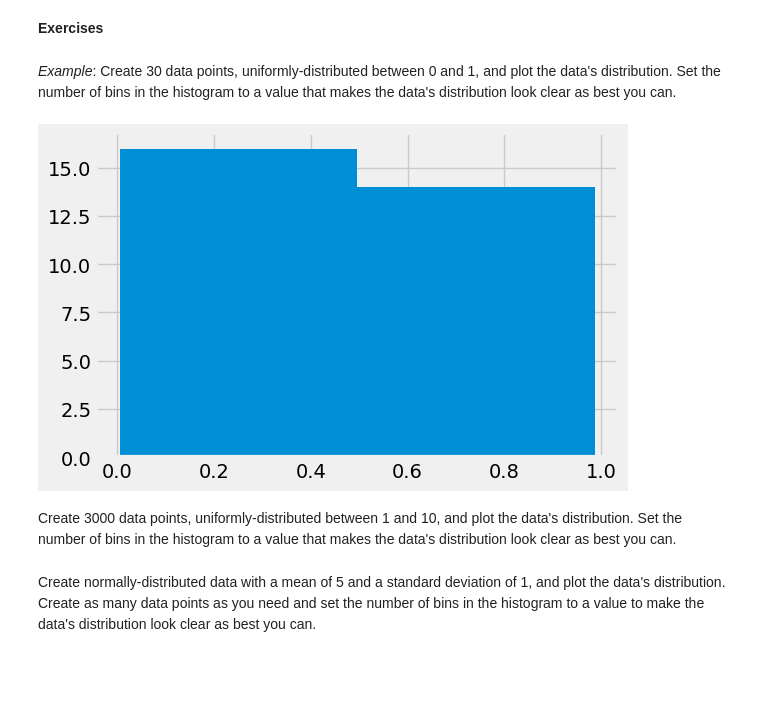
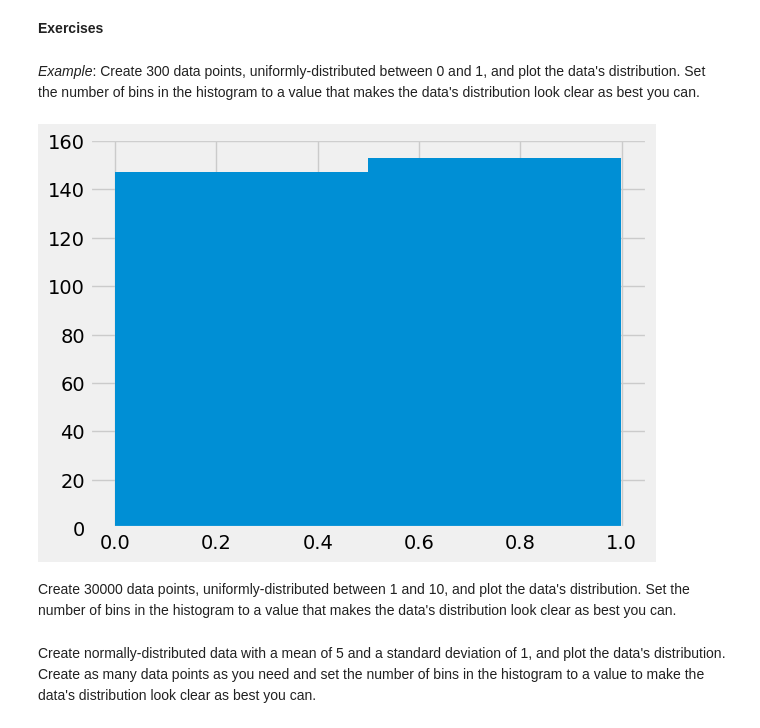
Before and after one commit to CodingForScientists/Intro2PythonMPI2022, a Jupyter notebook: Day2/2-5-PlottingDistributionsWithNumpyAndMatplotlib.exercise.ipynb, the cells around one changed output. Cells and saved outputs as stored; diff of their text form; code cells hidden in the pictures; blank space fills up the shorter version.

```diff
--- a/Day2/2-5-PlottingDistributionsWithNumpyAndMatplotlib.exercise.ipynb
+++ b/Day2/2-5-PlottingDistributionsWithNumpyAndMatplotlib.exercise.ipynb
@@ -95,14 +142,14 @@ random = np.random.RandomState(42)
 # %% [markdown]
 **Exercises**
 # %% [markdown]
-*Example*: Create 30 data points, uniformly-distributed between 0 and 1, and plot the data's distribution.  Set the number of bins in the histogram to a value that makes the data's distribution look clear as best you can.
+*Example*: Create 300 data points, uniformly-distributed between 0 and 1, and plot the data's distribution.  Set the number of bins in the histogram to a value that makes the data's distribution look clear as best you can.
 # %%
-data = random.uniform(0, 1, size=30)
+data = np.random.uniform(0, 1, size=300)
 plt.hist(data, bins=2);
 # %% [output]
-[figure, old version]
+[figure, new version]
 # %% [markdown]
-Create 3000 data points, uniformly-distributed between 1 and 10, and plot the data's distribution.  Set the number of bins in the histogram to a value that makes the data's distribution look clear as best you can.
+Create 30000 data points, uniformly-distributed between 1 and 10, and plot the data's distribution.  Set the number of bins in the histogram to a value that makes the data's distribution look clear as best you can.
 # %% [markdown]
 Create normally-distributed data with a mean of 5 and a standard deviation of 1, and plot the data's distribution.  Create as many data points as you need and set the number of bins in the histogram to a value to make the data's distribution look clear as best you can.
 # %% [markdown]
```
Also changed, not shown: parts of 17 cells of this notebook.
